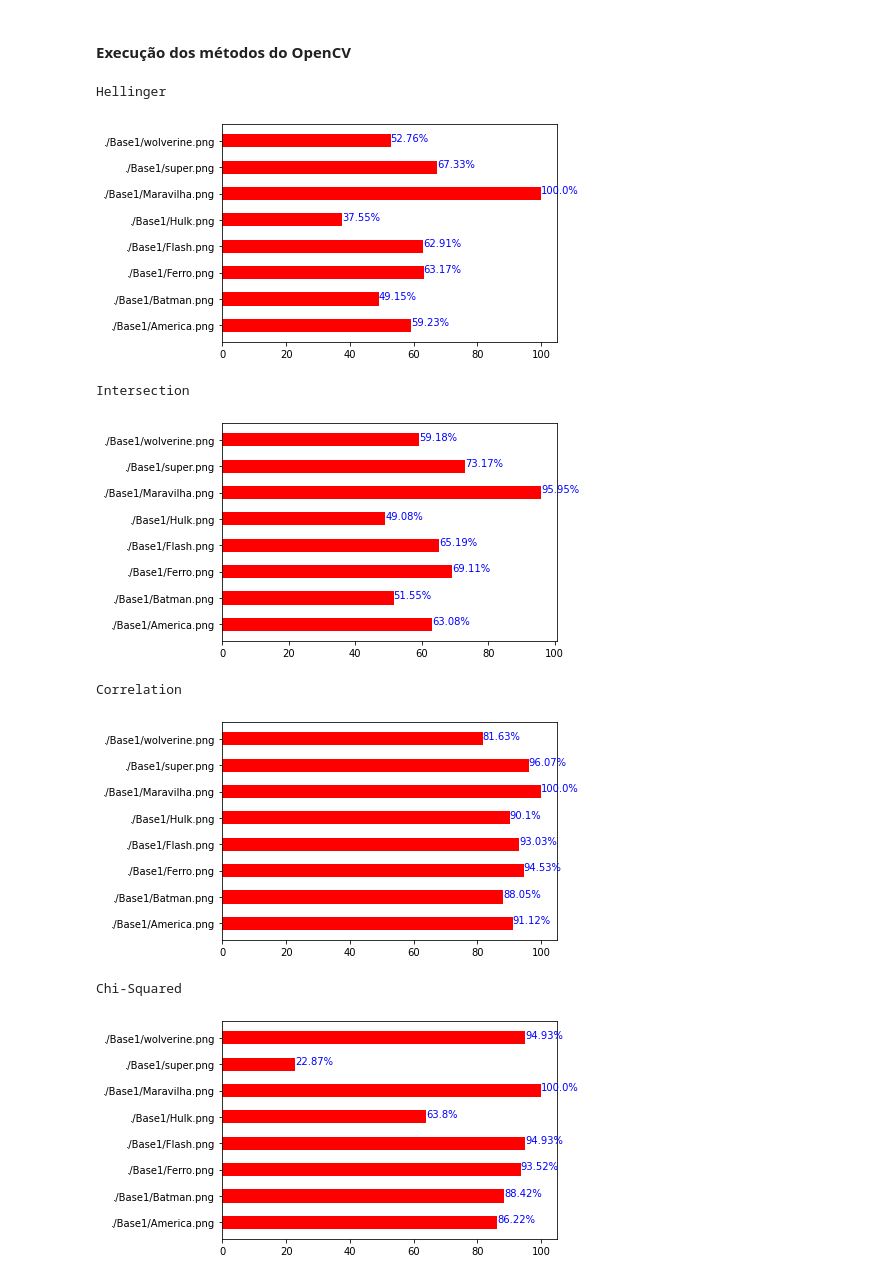
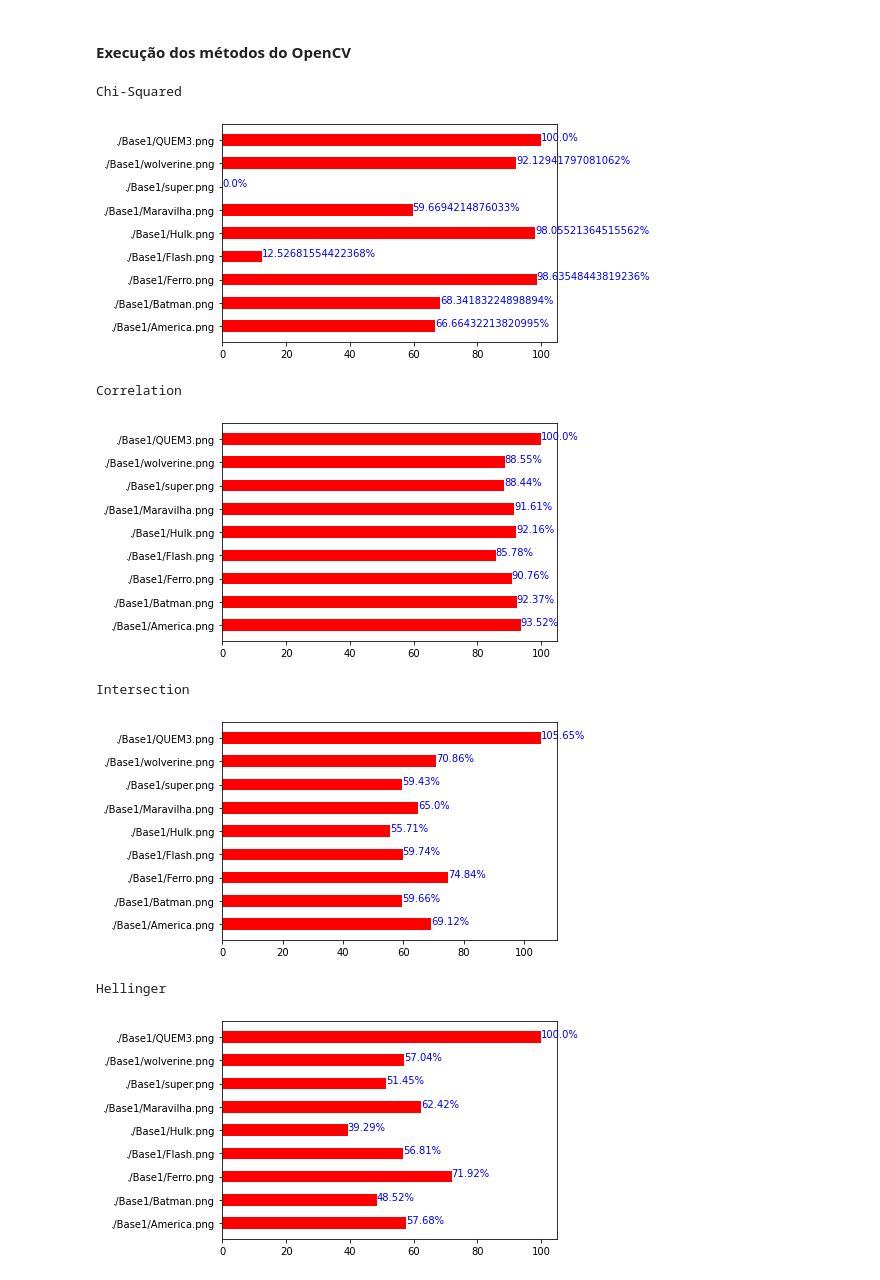
Before and after one commit to GodKelvin/PDI_Comparacao_Img_Histograma, a Jupyter notebook: pdi_tarefa_1.ipynb, the cells around one changed output. Cells and saved outputs as stored; diff of their text form; code cells hidden in the pictures.

```diff
--- a/pdi_tarefa_1.ipynb
+++ b/pdi_tarefa_1.ipynb
@@ -214,7 +214,7 @@ def concat_dir(diretorio, lista_imgs):
 diretorio_base1 = './Base1/'
 diretorio_base2 = './Base2/'
 modelos_img = ['America.png', 'Batman.png', 'Ferro.png', 'Flash.png',
-           'Hulk.png', 'Maravilha.png', 'super.png', 'wolverine.png']
+           'Hulk.png', 'Maravilha.png', 'super.png', 'wolverine.png', 'QUEM3.png']
 modelos_img = concat_dir(diretorio_base1, modelos_img)
 
 teste1_img = ['QUEM1.png', 'QUEM2.png', 'QUEM3.png', 'QUEM4.png', 'QUEM5.png']
@@ -315,8 +315,27 @@ def calc_percent_intersec(valor):
 
 #Chi-Squared
 #100...0
+#Normalizar
+'''
 def calc_percent_chisquar(valor):
     return 100-valor
+'''
+def calc_percent_chisquar(dic_results):
+    min_value = min(dic_results.values())
+    max_value = max(dic_results.values())
+    new_dic = {}
+
+    #Normalizando os valores
+    for key in dic_results:
+        new_dic[key] = (dic_results[key] - min_value) / (max_value - min_value)
+
+    #Em seguida, eh aplicado o mesmo calculo da porcentagem de Hellinger
+    for key in new_dic:
+        #print(key)
+        new_dic[key] = calc_percent_hellinger(new_dic[key])
+        #print(new_dic[key])
+    #print(new_dic)
+    return new_dic
 
 #Correlation
 #0...1
@@ -334,45 +353,51 @@ def calc_percent_hellinger(valor):
 opencv_methods = {
     ("Correlation", cv2.HISTCMP_CORREL),
     ("Chi-Squared", cv2.HISTCMP_CHISQR),
     ("Intersection", cv2.HISTCMP_INTERSECT),
     ("Hellinger", cv2.HISTCMP_BHATTACHARYYA)
 }
 
 for(nome_metodo, funcao_metodo) in opencv_methods:
     #Inicia/Reinicia o dicionario de resultados
     results = {}
     #Loop sobre o dic_index(Onde possui os resultados dos histogramas)
     for(img, hist) in dic_index.items():
         #print(k, hist)
         #input()
         #Utilizando primeira imagem como teste--TROCAR PRA TODOS
-        d = cv2.compareHist(dic_index['./Base1/Maravilha.png'], hist, funcao_metodo)
+        d = cv2.compareHist(dic_index['./Base1/QUEM3.png'], hist, funcao_metodo)
 
         #Para fins de visualizacao em porcentagem, calcula com base no metodo
         percent_result = 0
         if(nome_metodo == "Correlation"):
             percent_result = calc_percent_correlation(d)
         elif(nome_metodo == "Intersection"):
             percent_result = calc_percent_intersec(d)
-        elif(nome_metodo == "Chi-Squared"):
-            percent_result = calc_percent_chisquar(d)
+        elif(nome_metodo == "Hellinger"):
+            percent_result = calc_percent_hellinger(d)
         else:
-            percent_result = calc_percent_hellinger(d)
+            percent_result = d
+
         #results atualizado com o valor da distancia da respectiva comparacao
         results[img] = round(percent_result, 2)
+
         #print(d)
-    print("\n")
+        #results[img] = d
 
-    #Organizamos o resultado
-    #print(results)
+    #Necessario fazer ao fim do loop devido a normalizacao
+    #O maior valor se torna 0 e o menor 100
+    if(nome_metodo == 'Chi-Squared'):
+        results = calc_percent_chisquar(results)
+
+    #Mostrando os resultados
     print(nome_metodo)
     show_grafico(results)
 # %% [output]
-Hellinger
+Chi-Squared
-[figure, old version]
+[figure, new version]
-Intersection
+Correlation
-[figure, old version]
+[figure, new version]
-Correlation
+Intersection
-[figure, old version]
+[figure, new version]
-Chi-Squared
+Hellinger
-[figure, old version]
+[figure, new version]
```
Also changed, not shown: parts of 2 cells of this notebook.
